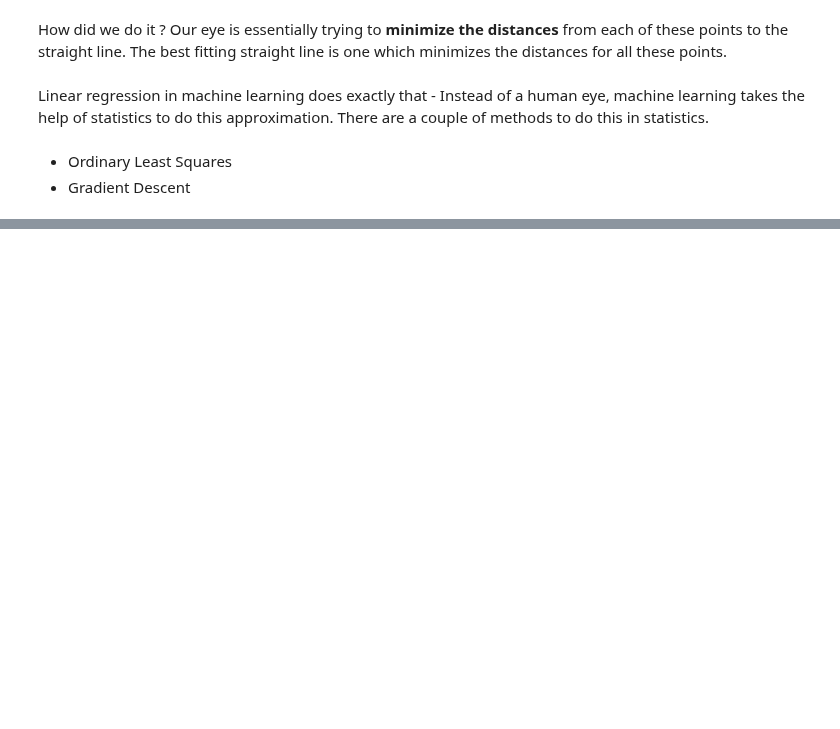
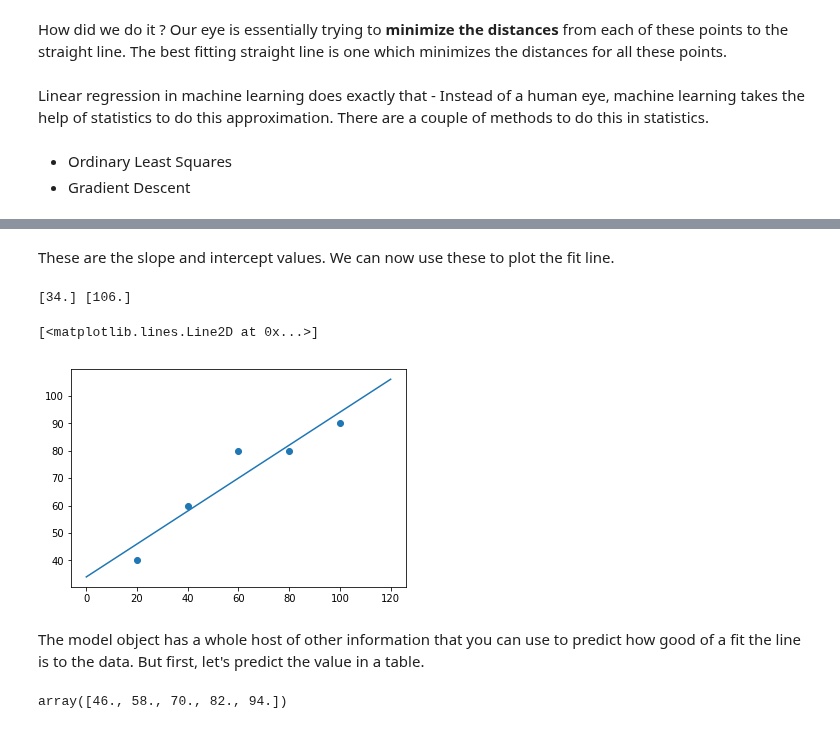
Before and after one commit to hotcode002/Machine-Learning-with-Python, a Jupyter notebook: week_2_math/day_3_linear_regression/linear_regression.ipynb, the cells around one changed output, grey strips where cells are left out. Cells and saved outputs as stored; diff of their text form; code cells hidden in the pictures; blank space fills up the shorter version.

```diff
--- a/week_2_math/day_3_linear_regression/linear_regression.ipynb
+++ b/week_2_math/day_3_linear_regression/linear_regression.ipynb
@@ -257,0 +323,21 @@ Linear regression in machine learning does exactly that - Instead of a human eye
+# %% [markdown]
+These are the slope and intercept values. We can now use these to plot the fit line.
+# %%
+point_1 = slope*0 + intercept
+point_2 = slope*120 + intercept
+
+print ( point_1, point_2)
+
+plt.scatter( sample["x"],sample["y"])
+plt.plot([0,120], [point_1,point_2])
+# %% [output]
+[34.] [106.]
+[<matplotlib.lines.Line2D at 0x...>]
+[figure, added]
+# %% [markdown]
+The model object has a whole host of other information that you can use to predict how good of a fit the line is to the data. But first, let's predict the value in a table.
+# %%
+pred_y = model.predict (sample[["x"]])
+pred_y
+# %% [output]
+array([46., 58., 70., 82., 94.])
```
Also changed, not shown: parts of 22 cells of this notebook, 3 other files.
